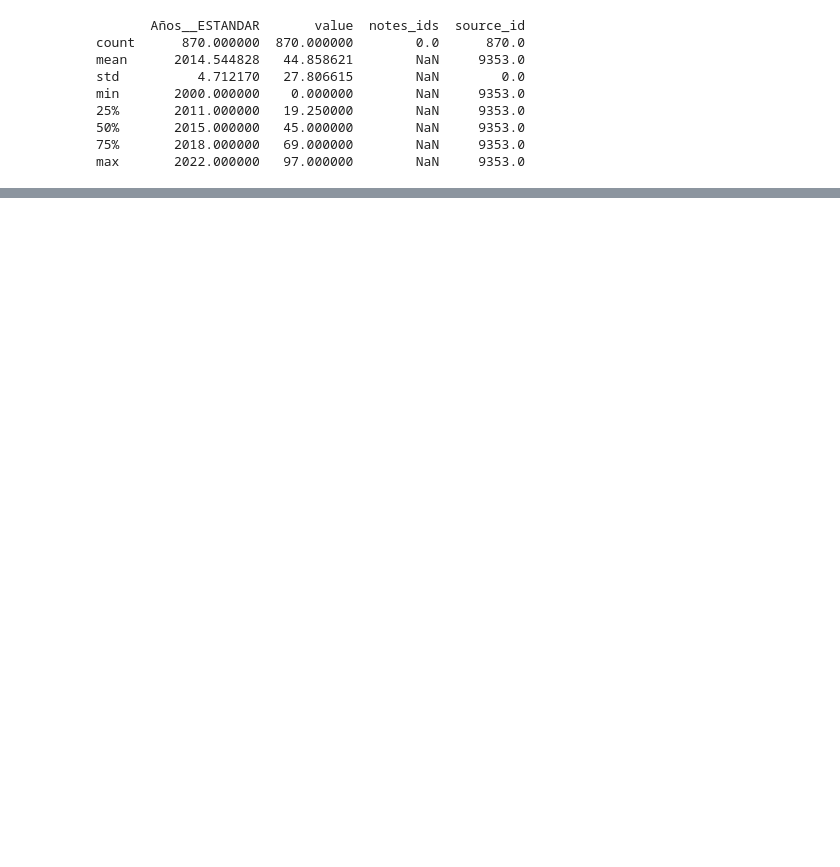
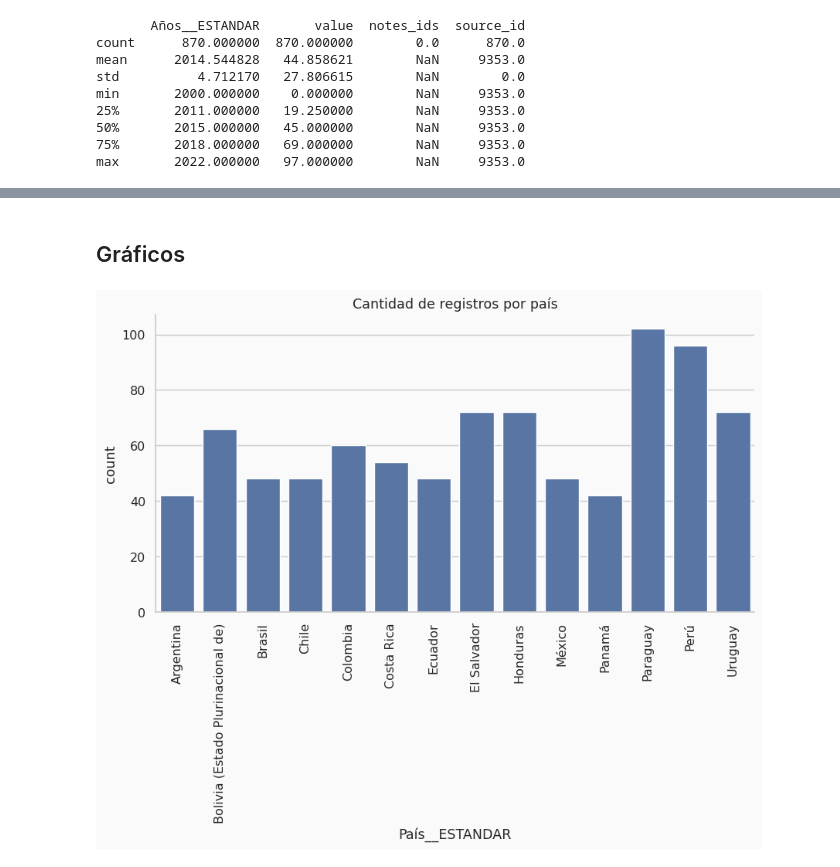
Before and after one commit to Ren23813/proyectoFinal_Mineria, a Jupyter notebook: Fase1ProyectoFinal.ipynb, the cells around one changed output, grey strips where cells are left out. Saved outputs shown, nothing was run; the diff lists cells and outputs as text; code cells hidden in the pictures; blank space fills up the shorter version.

```diff
--- a/Fase1ProyectoFinal.ipynb
+++ b/Fase1ProyectoFinal.ipynb
@@ -574,0 +632,10 @@ Grupos etarios Uso Internet     object
+# %% [markdown]
+## Gráficos
+# %%
+plt.figure(figsize=(10,5))
+sns.countplot(x='País__ESTANDAR', data=df)
+plt.xticks(rotation=90)
+plt.title("Cantidad de registros por país")
+plt.show()
+# %% [output]
+[figure, added]
```
Also changed, not shown: parts of 29 cells of this notebook.
